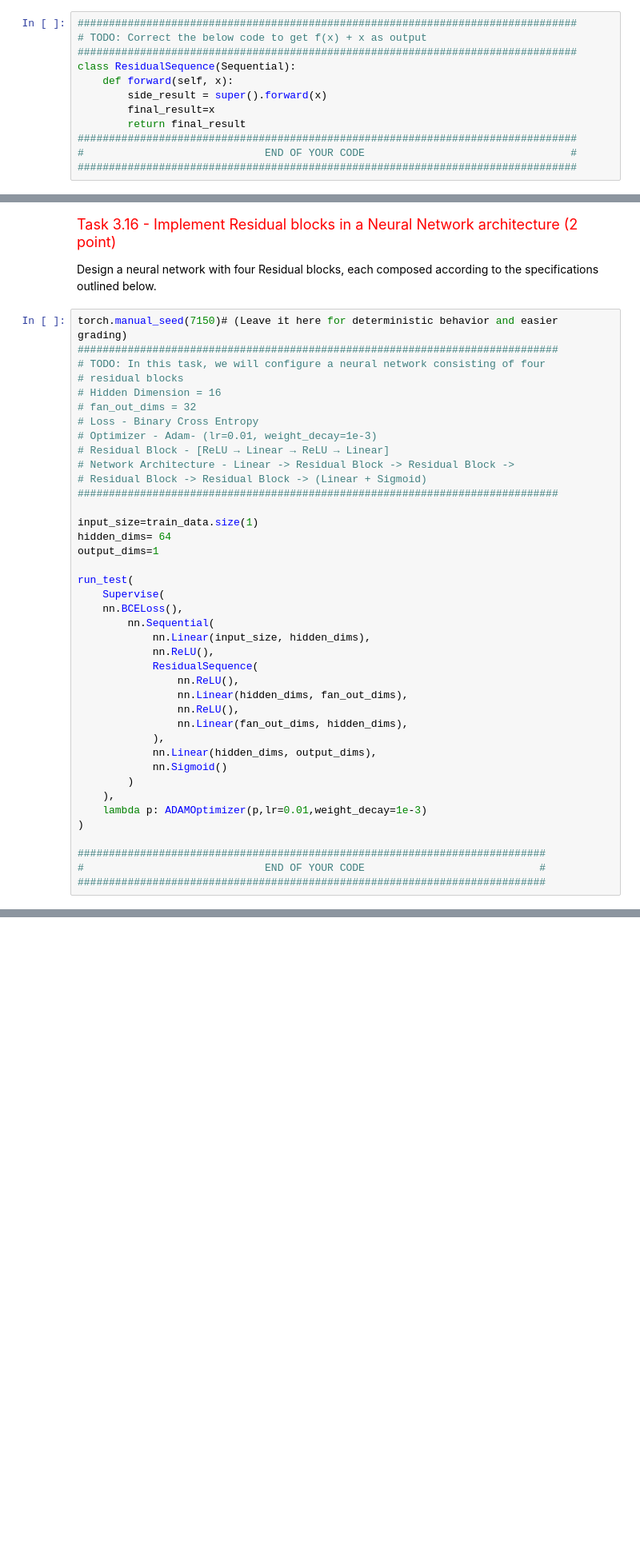
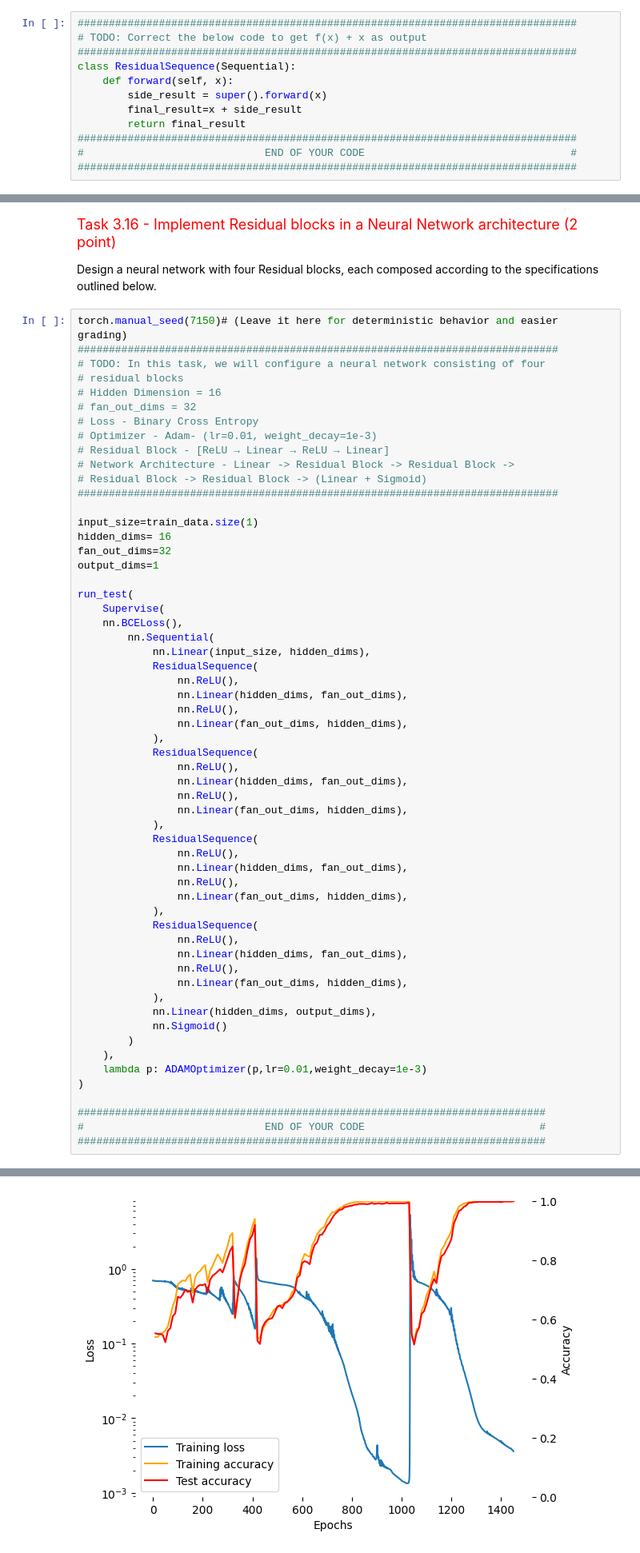
Before and after one commit to ayaazuddin/CS7150-Homework-2, a Jupyter notebook: HW2_1_OptimizationAndNetworkArchitecture.ipynb, the cells around one changed output, grey strips where cells are left out. Shown at 80% size. Drawn from its saved outputs; the diff is of its cells as text; blank space fills up the shorter version.

```diff
--- a/HW2_1_OptimizationAndNetworkArchitecture.ipynb
+++ b/HW2_1_OptimizationAndNetworkArchitecture.ipynb
@@ -1443,7 +1456,7 @@ Residual Networks (ResNets) are a type of deep neural network that are designed
 class ResidualSequence(Sequential):
     def forward(self, x):
         side_result = super().forward(x)
-        final_result=x
+        final_result=x + side_result
         return final_result
 ################################################################################
 #                             END OF YOUR CODE                                 #
@@ -1483,7 +1496,8 @@ torch.manual_seed(7150)# (Leave it here for deterministic behavior and easier gr
 #############################################################################
 
 input_size=train_data.size(1)
-hidden_dims= 64
+hidden_dims= 16
+fan_out_dims=32
 output_dims=1
 
 run_test(
@@ -1491,7 +1505,24 @@ run_test(
     nn.BCELoss(),
         nn.Sequential(
             nn.Linear(input_size, hidden_dims),
-            nn.ReLU(),
+            ResidualSequence(
+                nn.ReLU(),
+                nn.Linear(hidden_dims, fan_out_dims),
+                nn.ReLU(),
+                nn.Linear(fan_out_dims, hidden_dims),
+            ),
+            ResidualSequence(
+                nn.ReLU(),
+                nn.Linear(hidden_dims, fan_out_dims),
+                nn.ReLU(),
+                nn.Linear(fan_out_dims, hidden_dims),
+            ),
+            ResidualSequence(
+                nn.ReLU(),
+                nn.Linear(hidden_dims, fan_out_dims),
+                nn.ReLU(),
+                nn.Linear(fan_out_dims, hidden_dims),
+            ),
             ResidualSequence(
                 nn.ReLU(),
                 nn.Linear(hidden_dims, fan_out_dims),
@@ -1508,3 +1539,4 @@ run_test(
 ###########################################################################
 #                             END OF YOUR CODE                            #
 ###########################################################################
+# %% [output]
@@ -1511,3 +1546,4 @@ run_test(
+[figure, added]
 # %% [markdown]
 <font size='4' color='Red'>Task 3.17 - Reducing Residual Blocks (2 points)</font>
 
```
Also changed, not shown: parts of 18 cells of this notebook.
